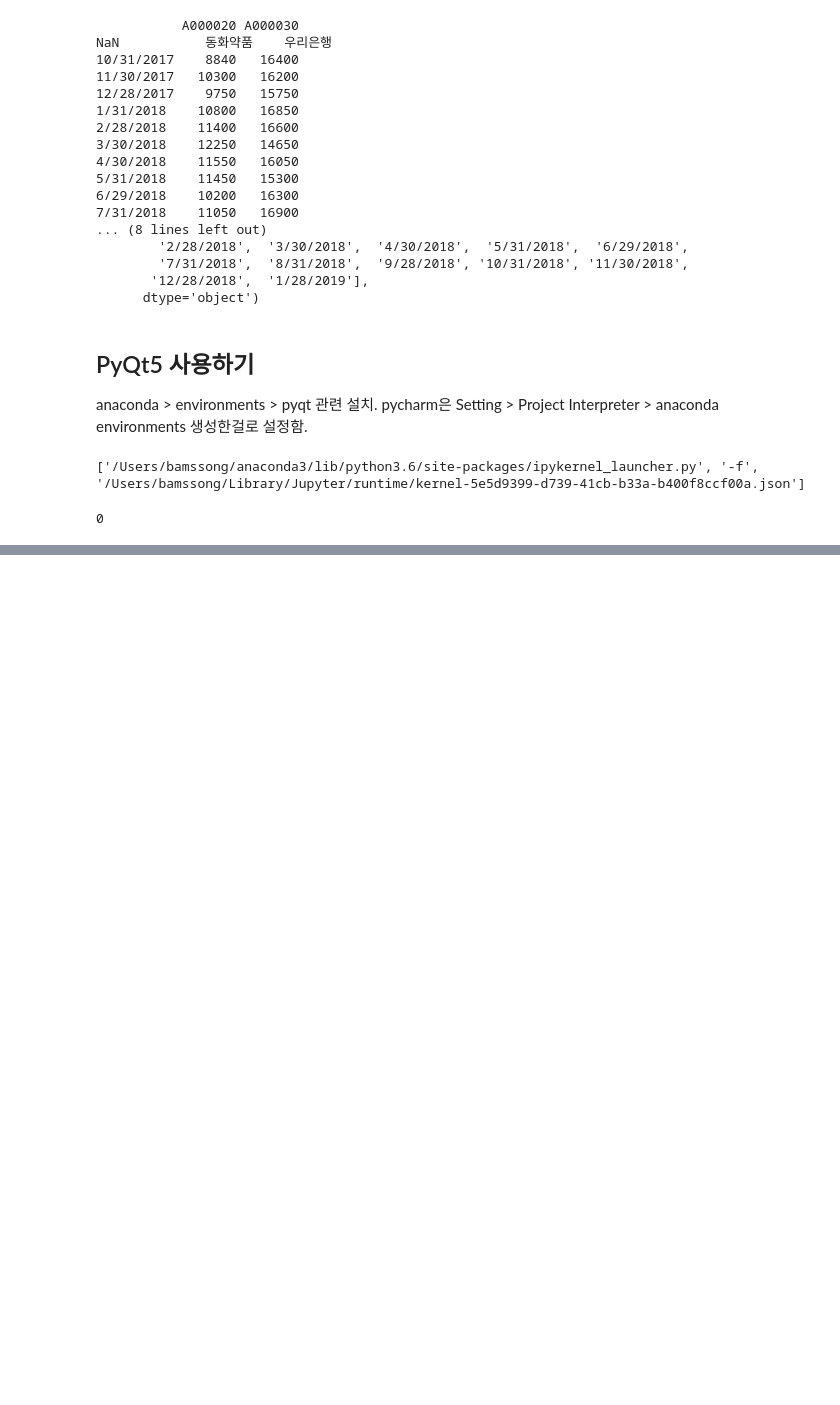
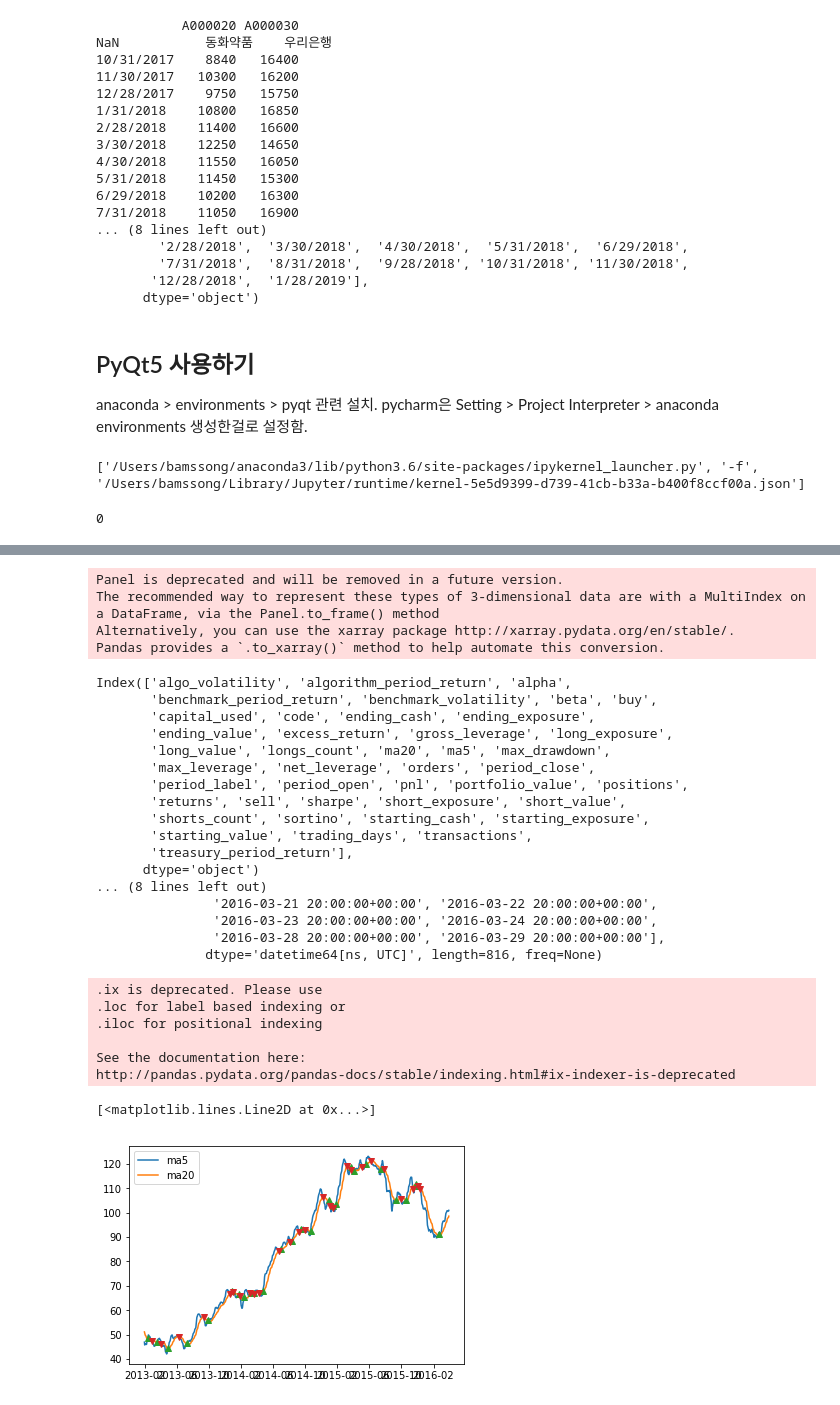
Before and after one commit to bamssong/python, a Jupyter notebook: chapter2/study.ipynb, the cells around one changed output, grey strips where cells are left out. Cells and saved outputs as stored; diff of their text form; code cells hidden in the pictures; blank space fills up the shorter version.

```diff
--- a/chapter2/study.ipynb
+++ b/chapter2/study.ipynb
@@ -208,0 +370,78 @@ app.exec_()
+# %%
+# 이동평균선 알고리즘에 대한 백테스팅, 매도 매수 표시.
+
+# 애플 주식 코드.
+code = 'AAPL'
+# aapl_zipline : data
+data = aapl_zipline
+
+def initialize(context):
+    context.i = 0
+    context.hold = False  # 보유상태
+    context.sym = symbol(code)
+
+def handle_data(context, _data):
+    context.i += 1
+    if context.i < 20:
+        return
+
+    buy = False
+    sell = False
+
+    ma5 = _data.history(context.sym, 'price', 5, '1d').mean()
+    ma20 = _data.history(context.sym, 'price', 20, '1d').mean()
+
+    if ma5 > ma20 and context.hold == False:
+        order_target(context.sym, 100)
+        context.hold = True
+        buy = True
+    elif ma5 < ma20 and context.hold:
+        order_target(context.sym, -100)
+        context.hold = False
+        sell = True
+
+    record(code=_data.current(context.sym, "price"), ma5=ma5, ma20=ma20, buy=buy, sell=sell)
+
+algo = TradingAlgorithm(initialize=initialize, handle_data=handle_data)
+result = algo.run(data)
+print(result.columns)
+print(result.index)
+
+# plt.plot(result.index, result.portfolio_value)
+# plt.show()
+
+plt.plot(result.index, result.ma5)
+plt.plot(result.index, result.ma20)
+plt.legend(loc='best')
+plt.plot(result.ix[result.buy == True].index, result.ma5[result.buy == True], '^')
+plt.plot(result.ix[result.sell == True].index, result.ma5[result.sell == True], 'v')
+# %% [output]
+Panel is deprecated and will be removed in a future version.
+The recommended way to represent these types of 3-dimensional data are with a MultiIndex on a DataFrame, via the Panel.to_frame() method
+Alternatively, you can use the xarray package http://xarray.pydata.org/en/stable/.
+Pandas provides a `.to_xarray()` method to help automate this conversion.
+Index(['algo_volatility', 'algorithm_period_return', 'alpha',
+       'benchmark_period_return', 'benchmark_volatility', 'beta', 'buy',
+       'capital_used', 'code', 'ending_cash', 'ending_exposure',
+       'ending_value', 'excess_return', 'gross_leverage', 'long_exposure',
+       'long_value', 'longs_count', 'ma20', 'ma5', 'max_drawdown',
+       'max_leverage', 'net_leverage', 'orders', 'period_close',
+       'period_label', 'period_open', 'pnl', 'portfolio_value', 'positions',
+       'returns', 'sell', 'sharpe', 'short_exposure', 'short_value',
+       'shorts_count', 'sortino', 'starting_cash', 'starting_exposure',
+       'starting_value', 'trading_days', 'transactions',
+       'treasury_period_return'],
+      dtype='object')
+... (8 lines left out)
+               '2016-03-21 20:00:00+00:00', '2016-03-22 20:00:00+00:00',
+               '2016-03-23 20:00:00+00:00', '2016-03-24 20:00:00+00:00',
+               '2016-03-28 20:00:00+00:00', '2016-03-29 20:00:00+00:00'],
+              dtype='datetime64[ns, UTC]', length=816, freq=None)
+.ix is deprecated. Please use
+.loc for label based indexing or
+.iloc for positional indexing
+
+See the documentation here:
+http://pandas.pydata.org/pandas-docs/stable/indexing.html#ix-indexer-is-deprecated
+[<matplotlib.lines.Line2D at 0x...>]
+[figure, added]
```
Also changed, not shown: parts of 6 cells of this notebook, 3 other files.
